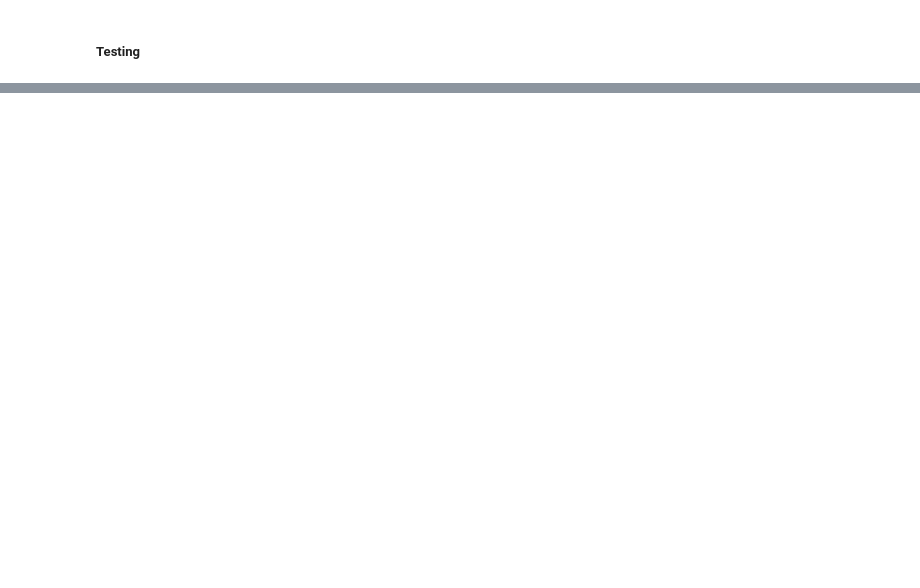
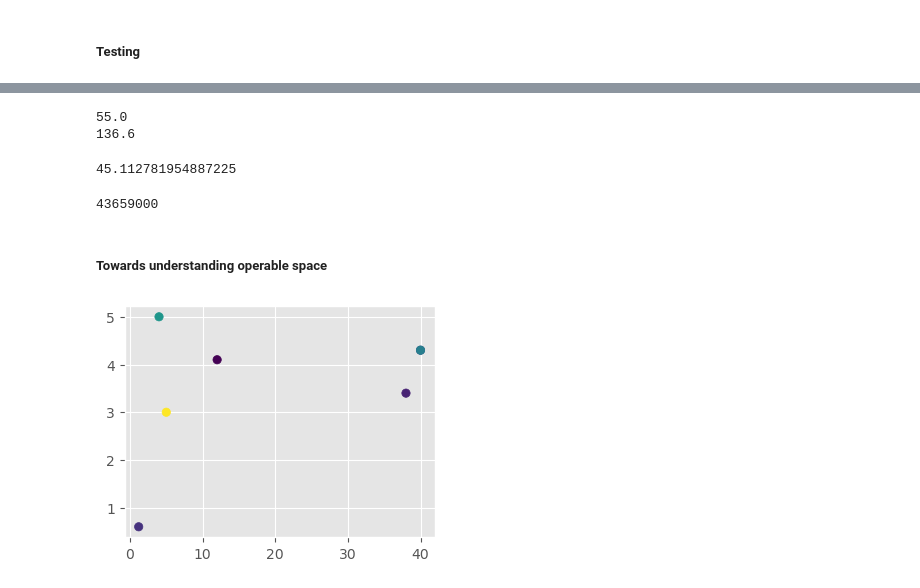
Before and after one commit to LukasFrankenQ/egs_market_integration, a Jupyter notebook: notebooks/chp_notes.ipynb, the cells around one changed output, grey strips where cells are left out. Drawn from its saved outputs; the diff is of its cells as text; code cells hidden in the pictures; blank space fills up the shorter version.

```diff
--- a/notebooks/chp_notes.ipynb
+++ b/notebooks/chp_notes.ipynb
@@ -187,0 +274,8 @@ WARNING:pypsa.linopf:Optimization failed with status warning and termination con
+# %%
+print(np.mean(Tin))
+print(np.mean(Twell))
+
+diff = np.mean(Twell) - np.mean(Tin)
+# %% [output]
+55.0
+136.6
@@ -187,0 +290,26 @@ WARNING:pypsa.linopf:Optimization failed with status warning and termination con
+# %%
+P / (elec_fr * c * eta)
+# %% [output]
+45.112781954887225
+# %%
+165 * 4200 * 63
+# %% [output]
+43659000
+# %% [markdown]
+##### Towards understanding operable space
+# %%
+import matplotlib.pyplot as plt
+import numpy as np
+
+Pel = np.array([3, 0.6, 3.4, 5, 4.3, 4.1, 4.3])
+Pth = np.array([5, 1.2, 38, 4, 40, 12, 40])
+T = np.array([160, 124, 122, 140, 128, 118, 136])
+dT = np.array([110, 64, 62, 95, 78, 63, 66])
+frs = np.array([70, 23, 150, 110, 140, 165, 120])
+
+
+fig, ax = plt.subplots(figsize=(4, 3))
+ax.scatter(Pth, Pel, c=T, cmap='viridis')
+plt.show()
+# %% [output]
+[figure, added]
```
Also changed, not shown: parts of 10 cells of this notebook.
